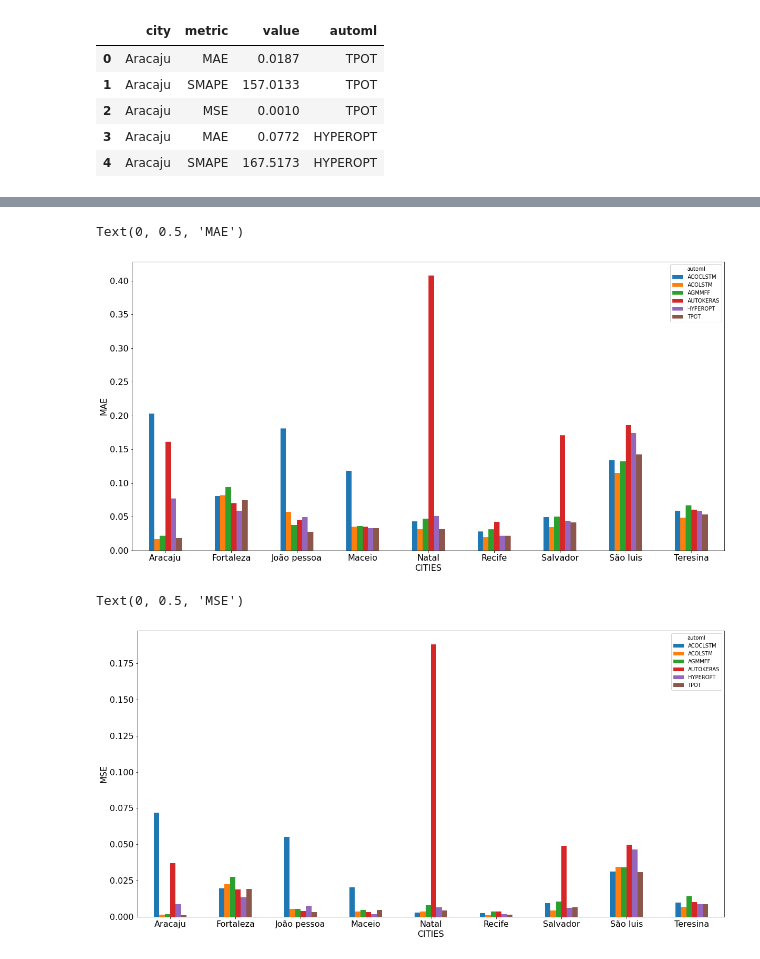
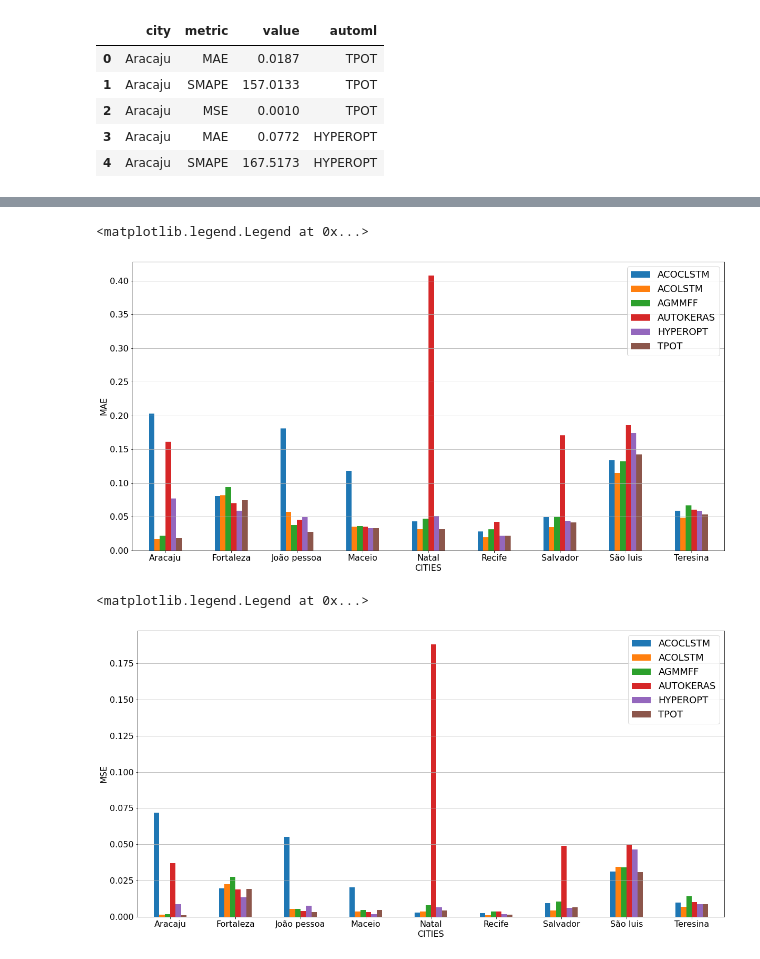
Before and after one commit to hugoabreu1002/PVIA_research, a Jupyter notebook: AnaliseResultadosAutoMls.ipynb, the cells around one changed output, grey strips where cells are left out. Drawn from its saved outputs; the diff is of its cells as text; code cells hidden in the pictures.

```diff
--- a/AnaliseResultadosAutoMls.ipynb
+++ b/AnaliseResultadosAutoMls.ipynb
@@ -133,14 +136,22 @@ Text(0, 0.5, 'SMAPE')
 # %%
-ax1=df_metrics[df_metrics["metric"]=="MAE"].pivot(index="city", columns="automl", values="value").plot(fontsize=16,figsize=(20,10), kind="bar", rot=0)
+df_pivot = df_metrics[df_metrics["metric"]=="MAE"].pivot(index="city", columns="automl", values="value")
+ax1 = df_pivot.sort_values(by=("city")).plot(fontsize=16,figsize=(20,10), kind="bar", rot=0)
 ax1.set_xlabel('CITIES',fontdict={'fontsize':16})
 ax1.set_ylabel('MAE',fontdict={'fontsize':16})
+#ax1.set_yticks(list(range(0,10,200)))
+ax1.grid(axis='y')
+ax1.legend(loc=0,prop=dict(size=18))
 # %% [output]
-Text(0, 0.5, 'MAE')
+<matplotlib.legend.Legend at 0x...>
-[figure, old version]
+[figure, new version]
 # %%
-ax1=df_metrics[df_metrics["metric"]=="MSE"].pivot(index="city", columns="automl", values="value").plot(fontsize=16,figsize=(20,10), kind="bar", rot=0)
+df_pivot = df_metrics[df_metrics["metric"]=="MSE"].pivot(index="city", columns="automl", values="value")
+ax1 = df_pivot.sort_values(by=("city")).plot(fontsize=16,figsize=(20,10), kind="bar", rot=0)
 ax1.set_xlabel('CITIES',fontdict={'fontsize':16})
 ax1.set_ylabel('MSE',fontdict={'fontsize':16})
+#ax1.set_yticks(list(range(0,10,200)))
+ax1.grid(axis='y')
+ax1.legend(loc=0,prop=dict(size=18))
 # %% [output]
-Text(0, 0.5, 'MSE')
+<matplotlib.legend.Legend at 0x...>
-[figure, old version]
+[figure, new version]
```
Also changed, not shown: parts of 1 cell of this notebook, 1 other file.
